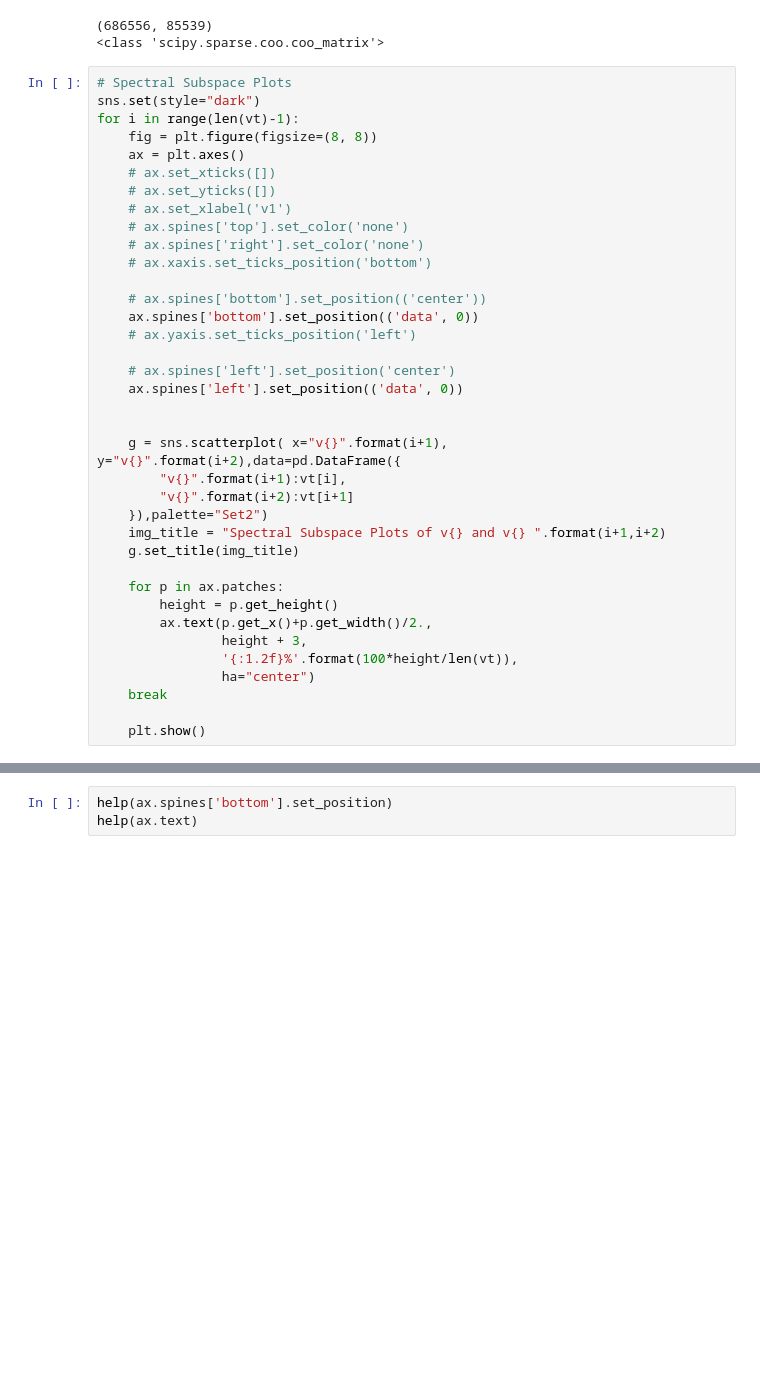
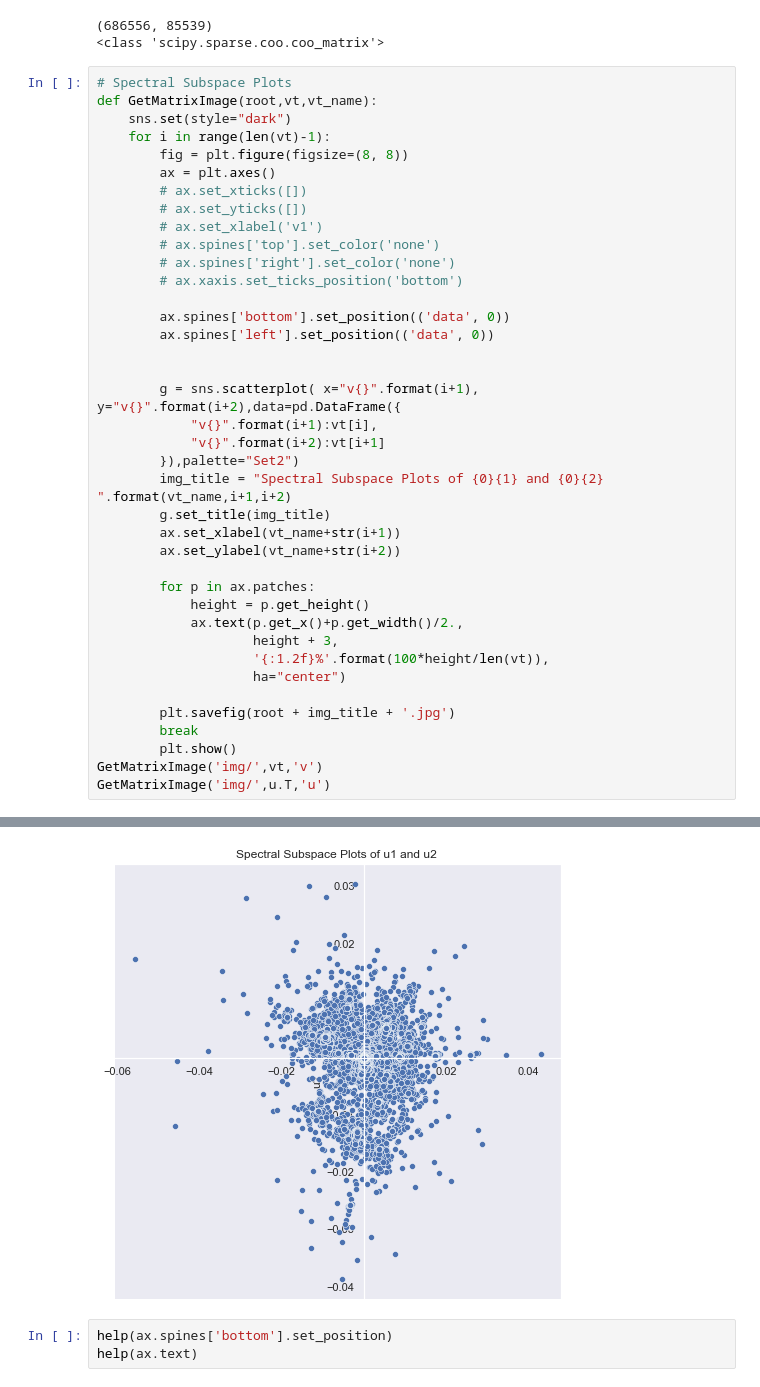
Before and after one commit to ljyslyc/Big-Data-Course, a Jupyter notebook: homework1/homework1.ipynb, the cells around one changed output, grey strips where cells are left out. Saved outputs shown, nothing was run; the diff lists cells and outputs as text; blank space fills up the shorter version.

```diff
--- a/homework1/homework1.ipynb
+++ b/homework1/homework1.ipynb
@@ -51,43 +51,46 @@ u, s, vt = svds(yelp_matrix,k=10,which = 'LM')
 <class 'scipy.sparse.coo.coo_matrix'>
 # %%
 # Spectral Subspace Plots
-sns.set(style="dark")
-for i in range(len(vt)-1):
-    fig = plt.figure(figsize=(8, 8))
-    ax = plt.axes()
-    # ax.set_xticks([])
-    # ax.set_yticks([])
-    # ax.set_xlabel('v1')
-    # ax.spines['top'].set_color('none')
-    # ax.spines['right'].set_color('none')
-    # ax.xaxis.set_ticks_position('bottom')
+def GetMatrixImage(root,vt,vt_name):
+    sns.set(style="dark")
+    for i in range(len(vt)-1):
+        fig = plt.figure(figsize=(8, 8))
+        ax = plt.axes()
+        # ax.set_xticks([])
+        # ax.set_yticks([])
+        # ax.set_xlabel('v1')
+        # ax.spines['top'].set_color('none')
+        # ax.spines['right'].set_color('none')
+        # ax.xaxis.set_ticks_position('bottom')
 
-    # ax.spines['bottom'].set_position(('center'))
-    ax.spines['bottom'].set_position(('data', 0))
-    # ax.yaxis.set_ticks_position('left')
-
-    # ax.spines['left'].set_position('center')
-    ax.spines['left'].set_position(('data', 0))
+        ax.spines['bottom'].set_position(('data', 0))
+        ax.spines['left'].set_position(('data', 0))
 
 
-    g = sns.scatterplot( x="v{}".format(i+1), y="v{}".format(i+2),data=pd.DataFrame({
-        "v{}".format(i+1):vt[i],
-        "v{}".format(i+2):vt[i+1]
-    }),palette="Set2")
-    img_title = "Spectral Subspace Plots of v{} and v{} ".format(i+1,i+2)
-    g.set_title(img_title)
+        g = sns.scatterplot( x="v{}".format(i+1), y="v{}".format(i+2),data=pd.DataFrame({
+            "v{}".format(i+1):vt[i],
+            "v{}".format(i+2):vt[i+1]
+        }),palette="Set2")
+        img_title = "Spectral Subspace Plots of {0}{1} and {0}{2} ".format(vt_name,i+1,i+2)
+        g.set_title(img_title)
+        ax.set_xlabel(vt_name+str(i+1))
+        ax.set_ylabel(vt_name+str(i+2))
 
-    for p in ax.patches:
-        height = p.get_height()
-        ax.text(p.get_x()+p.get_width()/2.,
-                height + 3,
-                '{:1.2f}%'.format(100*height/len(vt)),
-                ha="center")
-    break
+        for p in ax.patches:
+            height = p.get_height()
+            ax.text(p.get_x()+p.get_width()/2.,
+                    height + 3,
+                    '{:1.2f}%'.format(100*height/len(vt)),
+                    ha="center")
 
-    plt.show()
+        plt.savefig(root + img_title + '.jpg')
+        break
+        plt.show()
+GetMatrixImage('img/',vt,'v')
+GetMatrixImage('img/',u.T,'u')
 # %% [output]
 [figure]
+[figure, added]
 # %%
 help(ax.spines['bottom'].set_position)
 help(ax.text)
```
Also changed, not shown: 18 other files.
